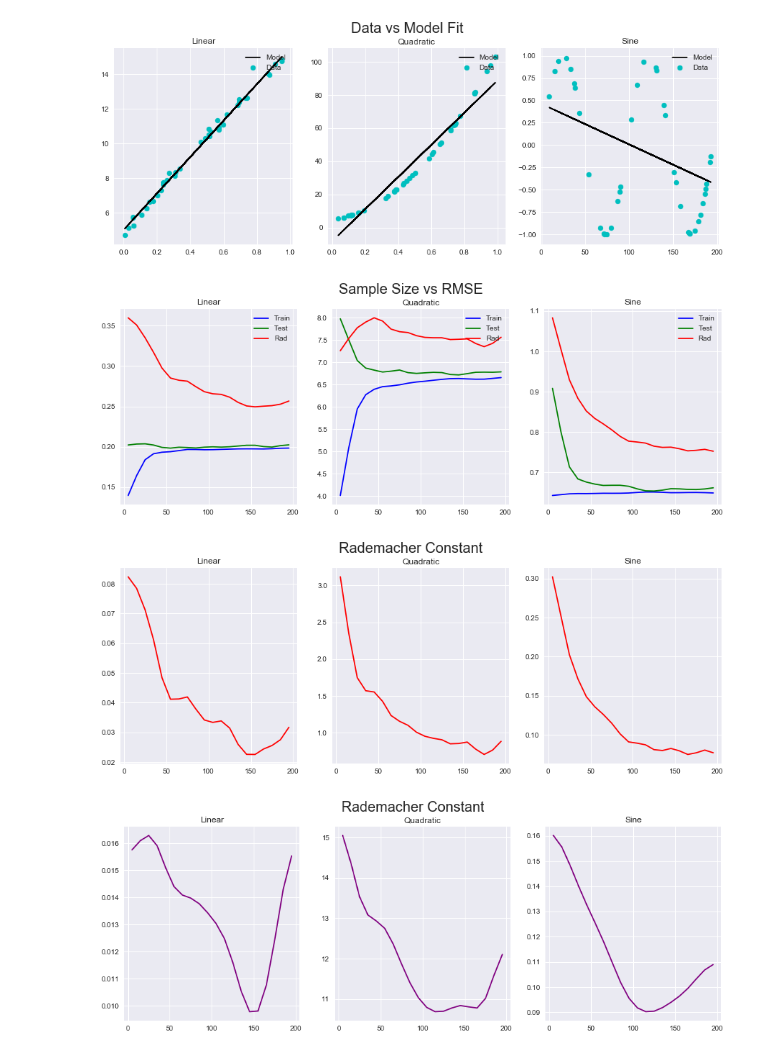
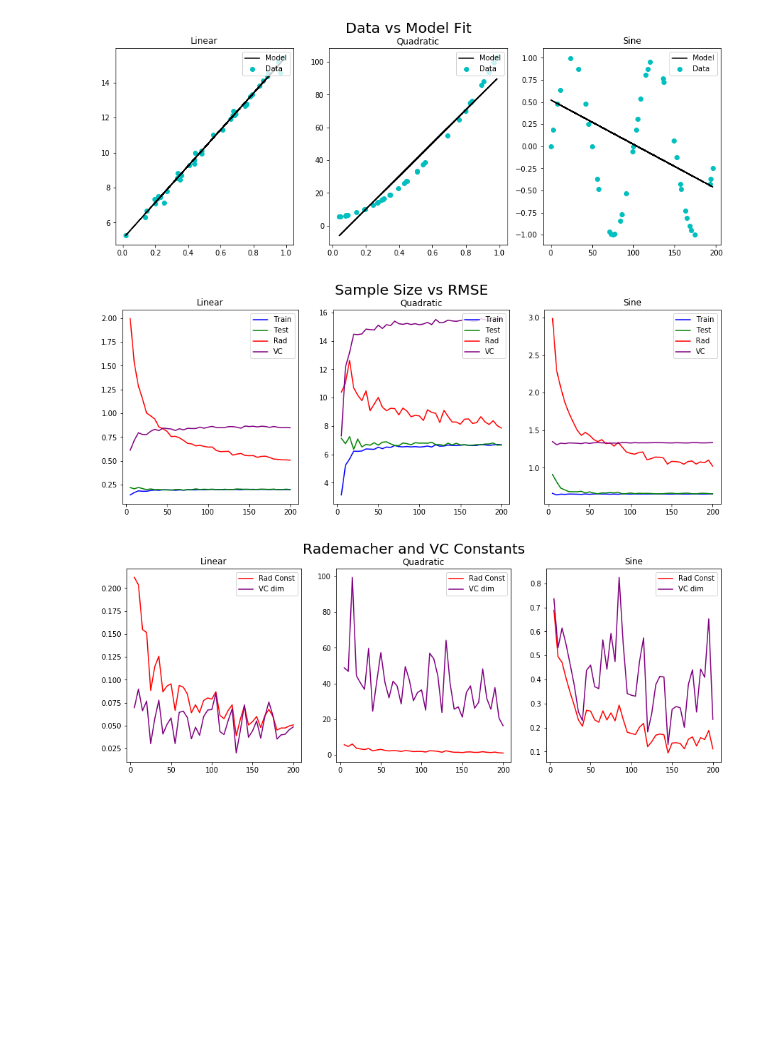
Before and after one commit to gabiBettgenhaeuser/ML_SeminarProject, a Jupyter notebook: Regression.ipynb, the cells around one changed output. Cells and saved outputs as stored; diff of their text form; code cells hidden in the pictures; blank space fills up the shorter version.

Commit message:
before test train change

```diff
--- a/Regression.ipynb
+++ b/Regression.ipynb
@@ -6,7 +6,7 @@ from sklearn.linear_model import LinearRegression
 from sklearn.metrics import mean_squared_error
 from sklearn import preprocessing
 
-n = range(5,201, 10)
+n = range(5,201, 5)
 n_2 = range(0,100,1)
 f = 2 # the frequency for sin signal
 
@@ -17,7 +17,6 @@ temp_test = np.zeros([3,len(n_2)])
 temp_train = np.zeros([3,len(n_2)])
 temp_L = np.zeros([3,len(n_2)])
 Rad = np.zeros([3,len(n)])
-
 
 for counter,value in enumerate(n):
     for j in n_2:
@@ -72,7 +71,7 @@ for counter,value in enumerate(n):
             temp_train[i,j] = error_train
 
             #Rademacher constant
-            L = np.dot(s, np.sqrt((Y_train[i]-Y_pred_train[i])**2))/len(Y_train[i])
+            L = (2*np.dot(s, np.sqrt((Y_train[i]-Y_pred_train[i])**2)))/len(Y_train[i])
             temp_L[i,j] = L
 
     test_error[:,counter] = np.mean(temp_test, axis = 1)
@@ -82,9 +81,24 @@ for counter,value in enumerate(n):
 #Calculating Rademacher bound for regression
 bound = np.zeros([3,len(n)])
 delta = 0.1
-c1 = 0.3*(np.sqrt(np.log(2/delta)/(2*np.array(n))))
+c1 = 3*(np.sqrt(np.log(2/delta)/(2*np.array(n))))
 for i in range(0,3):
     bound[i] = np.add(train_error[i], Rad[i])
     bound[i] = np.add(bound[i],c1)
 print(bound)
+
+#VC dimension
+VC = np.zeros([3,len(n)])
+c2 = np.array(n)/(2*np.log(n))
+for i in range(0,3):
+    VC[i] = (Rad[i]**2)*c2
+
+#Calculating VC bound for regression
+boundVC = np.zeros([3,len(n)])
+delta = 0.1
+a = VC[i]/np.array(n)
+c3 = np.log(np.array(n))/(2*(np.array(n)))
+for i in range(0,3):
+    boundVC[i] = train_error[i]/(1- np.sqrt(a[i]-(a[i]*np.log(a[i]))+c3[i]))
+print(bound)
 # %% [output]
@@ -134,49 +126,41 @@ print(bound)
 #Results: one can see that error indeed decreases with sample size, where irreducible error with little data for all 3 models.
 #Error(linear) < error (quadratic) < error (sine)
 
 import matplotlib.pyplot as plt
-from scipy.ndimage import gaussian_filter1d
 
 funcs = ["Linear", "Quadratic", "Sine"]
 fig, axes = plt.subplots(nrows=1, ncols=3, figsize = (15,5))
 fig.suptitle('Data vs Model Fit', fontsize=20)
 for i in range(0,3):
     axes[i].set_title(funcs[i])
     axes[i].scatter(X_test[i],Y_test[i],color='c', label = 'Data')
     axes[i].plot(X_test[i], Y_pred_test[i], color = 'black', label = 'Model')
     axes[i].legend(loc='upper right')
 plt.show()
 
 fig, axes = plt.subplots(nrows=1, ncols=3, figsize = (15,5))
 fig.suptitle('Sample Size vs RMSE',fontsize=20)
 for i in range(0,3):
     axes[i].set_title(funcs[i])
     #axes[i].set_xscale('log')
     #axes[i].set_yscale('log')
-    axes[i].plot(n,gaussian_filter1d(train_error[i],sigma = 1),color='blue', label = 'Train')
-    axes[i].plot(n,gaussian_filter1d(test_error[i],sigma = 1),color = 'green', label = 'Test')
-    axes[i].plot(n,gaussian_filter1d(bound[i],sigma = 1), color = 'red', label = 'Rad')
-    #axes[i].plot(n,gaussian_filter1d(boundVC[i],sigma = 1), color = 'purple', label = 'VC')
+    axes[i].plot(n,train_error[i],color='blue', label = 'Train')
+    axes[i].plot(n,test_error[i],color = 'green', label = 'Test')
+    axes[i].plot(n,bound[i], color = 'red', label = 'Rad')
+    axes[i].plot(n,boundVC[i], color = 'purple', label = 'VC')
     axes[i].legend(loc='upper right')
 plt.show()
 
 #Rademacher
 fig, axes = plt.subplots(1, 3, figsize = (15,5))
-fig.suptitle('Rademacher Constant',fontsize=20)
+fig.suptitle('Rademacher and VC Constants',fontsize=20)
 for i in range(0,3):
     axes[i].set_title(funcs[i])
-    axes[i].plot(n,gaussian_filter1d(Rad[i],sigma = 1),color='red')
+    axes[i].plot(n,Rad[i],color='red', label = "Rad Const")
+    axes[i].plot(n,VC[i],color='purple', label = "VC dim")
+    axes[i].legend(loc='upper right')
 plt.show()
-
-#Rademacher
-fig, axes = plt.subplots(1, 3, figsize = (15,5))
-fig.suptitle('Rademacher Constant',fontsize=20)
-for i in range(0,3):
-    axes[i].set_title(funcs[i])
-    axes[i].plot(n,gaussian_filter1d(VC[i],sigma = 2),color='purple')
-plt.show()
 # %% [output]
-[figure, old version]
+[figure, new version]
-[figure, old version]
+[figure, new version]
-[figure, old version]
+[figure, new version]
-[figure, removed]
```
Also changed, not shown: parts of 20 cells of this notebook.
